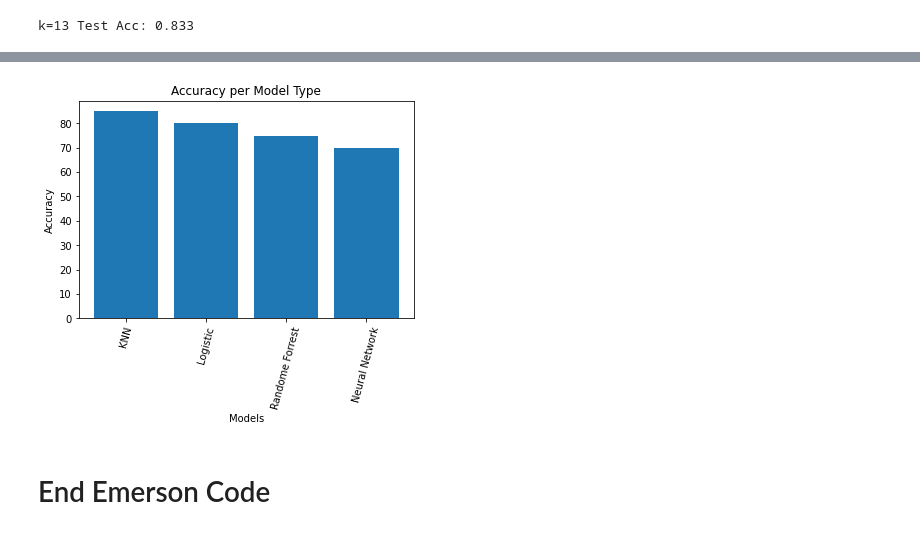
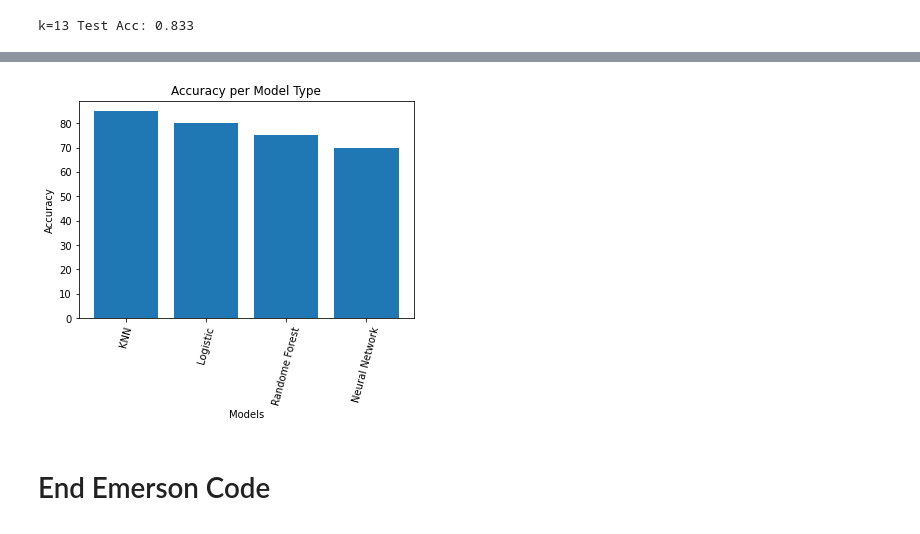
Before and after one commit to NoahLeVoir/income_prediction, a Jupyter notebook: static/data/Machine Learning Models.ipynb, the cells around one changed output, grey strips where cells are left out. Cells and saved outputs as stored; diff of their text form; code cells hidden in the pictures.

```diff
--- a/static/data/Machine Learning Models.ipynb
+++ b/static/data/Machine Learning Models.ipynb
@@ -152,15 +233,15 @@ plt.show()
 # %%
 # bar chart
-x_values = ["KNN", "Logistic", "Randome Forrest", "Neural Network"]
+x_values = ["KNN", "Logistic", "Randome Forest", "Neural Network"]
 y_values = [85, 80, 75, 70]
 plt.xticks(rotation=75)
 plt.bar(x_values,y_values)
 plt.xlabel("Models")
 plt.ylabel("Accuracy")
 plt.title("Accuracy per Model Type")
 plt.show()
 # %% [output]
-[figure, old version]
+[figure, new version]
 # %% [markdown]
 # End Emerson Code
 # %% [markdown]
```
Also changed, not shown: parts of 39 cells of this notebook.
